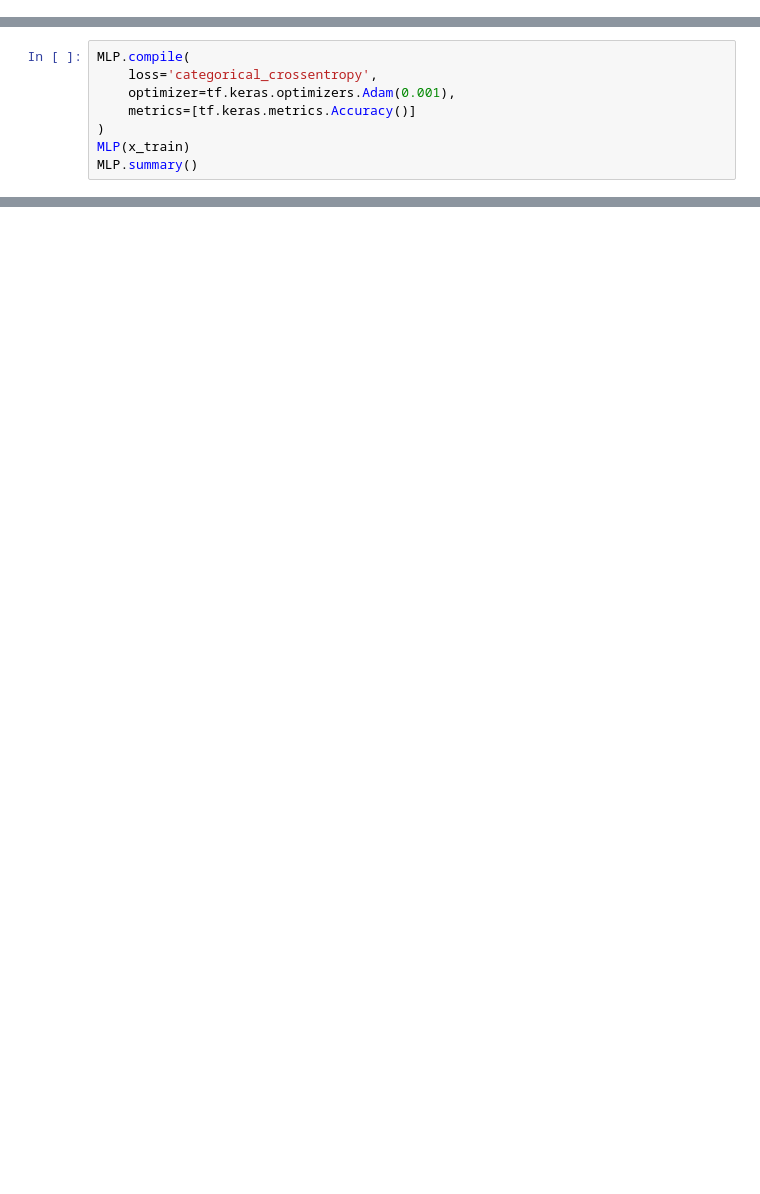
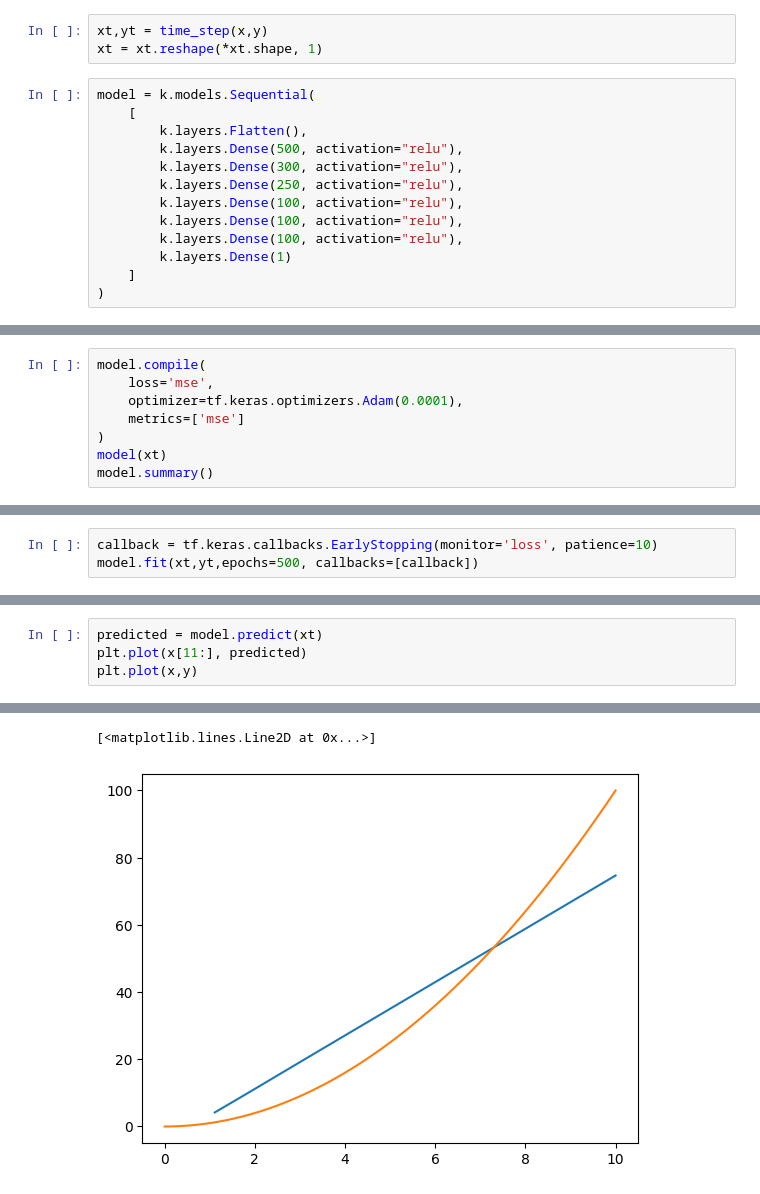
Before and after one commit to DDDavides/MLProj, a Jupyter notebook: prove.ipynb, the cells around one changed output, grey strips where cells are left out. Cells and saved outputs as stored; diff of their text form; blank space fills up the shorter version.

```diff
--- a/prove.ipynb
+++ b/prove.ipynb
@@ -39,0 +24,16 @@ MLP = tf.keras.models.Sequential([
+# %%
+xt,yt = time_step(x,y)
+xt = xt.reshape(*xt.shape, 1)
+# %%
+model = k.models.Sequential(
+    [
+        k.layers.Flatten(),
+        k.layers.Dense(500, activation="relu"),
+        k.layers.Dense(300, activation="relu"),
+        k.layers.Dense(250, activation="relu"),
+        k.layers.Dense(100, activation="relu"),
+        k.layers.Dense(100, activation="relu"),
+        k.layers.Dense(100, activation="relu"),
+        k.layers.Dense(1)
+    ]
+)
@@ -40,8 +47,8 @@ MLP = tf.keras.models.Sequential([
 # %%
-MLP.compile(
-    loss='categorical_crossentropy',
-    optimizer=tf.keras.optimizers.Adam(0.001),
-    metrics=[tf.keras.metrics.Accuracy()]
+model.compile(
+    loss='mse',
+    optimizer=tf.keras.optimizers.Adam(0.0001),
+    metrics=['mse']
 )
-MLP(x_train)
-MLP.summary()
+model(xt)
+model.summary()
@@ -49,0 +73,3 @@ MLP.fit(lstm_x_train, lstm_y_train)
+# %%
+callback = tf.keras.callbacks.EarlyStopping(monitor='loss', patience=10)
+model.fit(xt,yt,epochs=500, callbacks=[callback])
@@ -49,0 +98,5 @@ MLP.fit(lstm_x_train, lstm_y_train)
+# %%
+predicted = model.predict(xt)
+plt.plot(x[11:], predicted)
+plt.plot(x,y)
+# %% [output]
@@ -49,0 +105,2 @@ MLP.fit(lstm_x_train, lstm_y_train)
+[<matplotlib.lines.Line2D at 0x...>]
+[figure, added]
```
Also changed, not shown: parts of 14 cells of this notebook, 2 other files.
